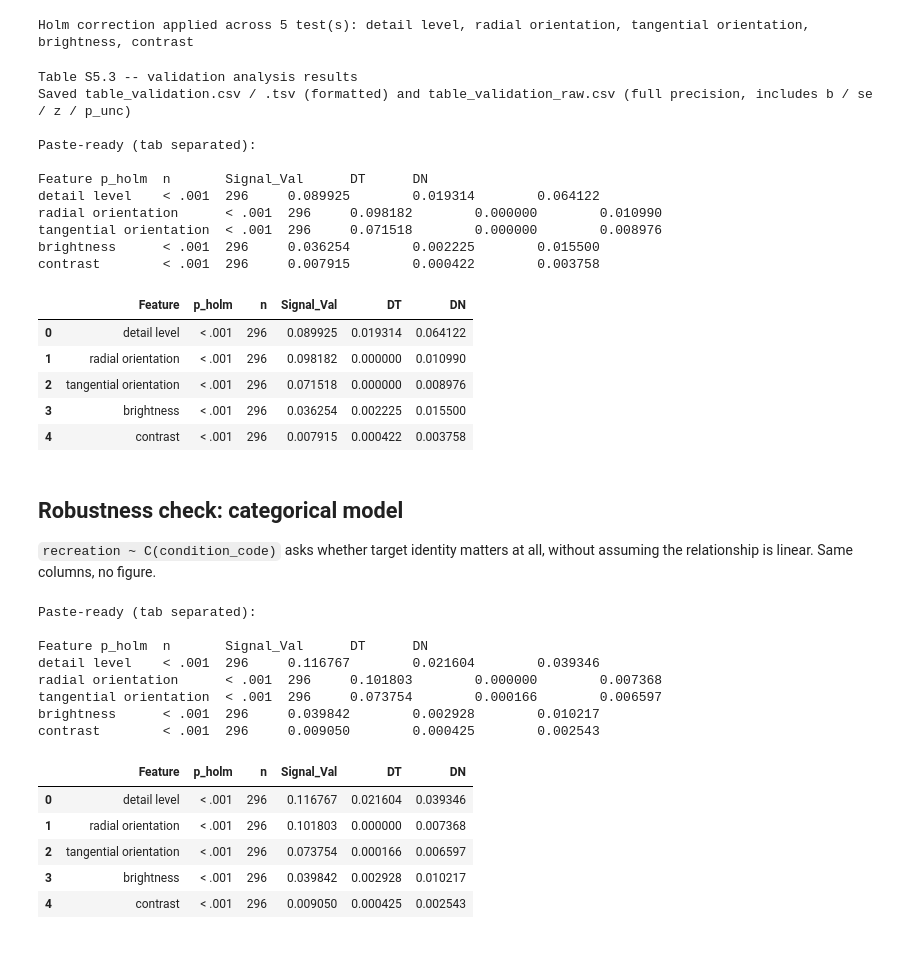
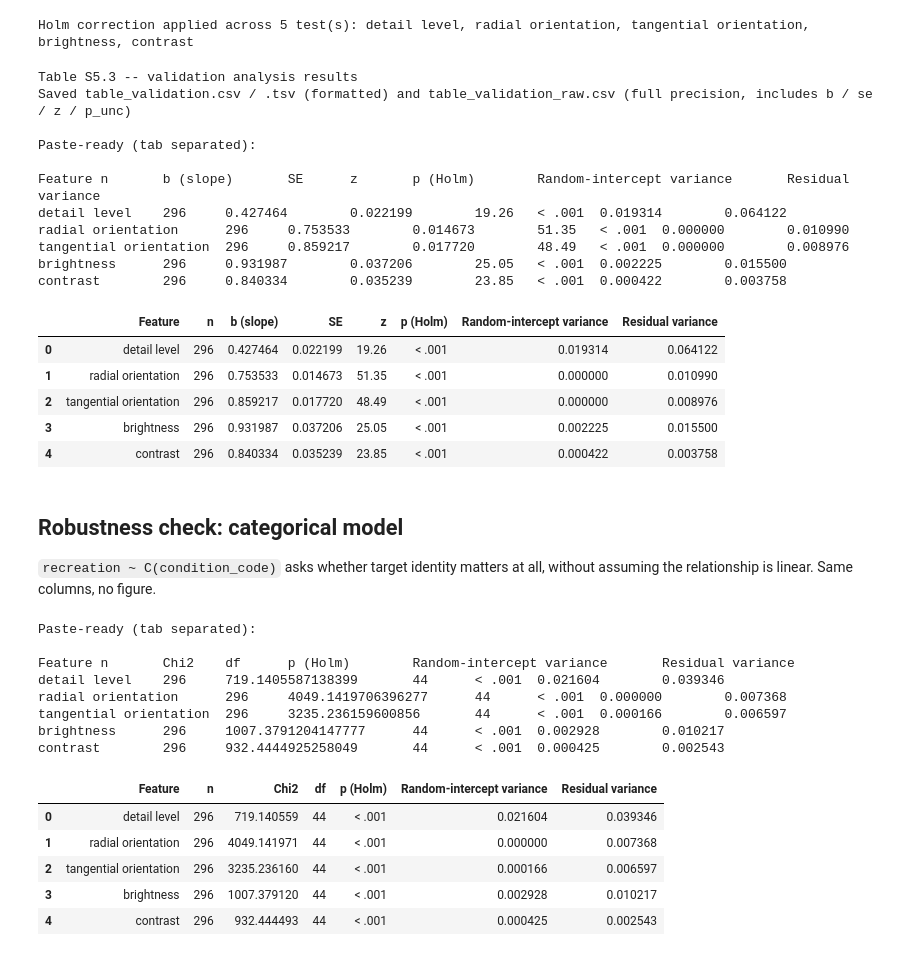
Before and after one commit to trevorhewitt/vizex_replication, a Jupyter notebook: 011_notebooks_v2/030_feature_validation_analysis.ipynb, the cells around one changed output. Drawn from its saved outputs; the diff is of its cells as text; code cells hidden in the pictures.

```diff
--- a/011_notebooks_v2/030_feature_validation_analysis.ipynb
+++ b/011_notebooks_v2/030_feature_validation_analysis.ipynb
@@ -397,7 +397,7 @@ CORRECTION_FEATURES = None
 CORRECTION_METHOD = "holm"
 
 # Decimal places per column of the formatted table.
-DECIMALS = {"Signal_Val": 6, "DT": 6, "DN": 6}
+DECIMALS = {"Signal_Val": 6, "DT": 6, "DN": 6, "b": 6, "se": 6, "z": 2}
 
 # p-values below this print as "< .001"; otherwise 3 decimals with no leading zero.
 P_SMALL = 0.001
@@ -409,7 +409,25 @@ P_DECIMALS = 3
 USE_REML = False
 
 # Column order of the paper-ready table.
-PAPER_COLUMNS = ["Feature", "p_holm", "n", "Signal_Val", "DT", "DN"]
+PAPER_COLUMNS = ["Feature", "n", "b", "se", "z", "p_holm", "DT", "DN"]
+# Add "Signal_Val" back into PAPER_COLUMNS if the fitted-value variance is still
+# wanted; add "n_participants" for the participant count.
+
+# Columns for the categorical robustness model (no single slope to report).
+CATEGORICAL_COLUMNS = ["Feature", "n", "Chi2", "df", "p_holm", "DT", "DN"]
+
+# Printed header for each raw column name.
+COLUMN_LABELS = {
+    "b": "b (slope)",
+    "se": "SE",
+    "z": "z",
+    "p_holm": "p (Holm)",
+    "p_unc": "p (uncorrected)",
+    "DT": "Random-intercept variance",
+    "DN": "Residual variance",
+    "Signal_Val": "Signal variance",
+    "n_participants": "Participants",
+}
 # =====================================================================
 
 
@@ -424,7 +442,11 @@ def format_p(p) -> str:
 
 
 def format_paper_table(table, columns):
-    """Fixed decimals per DECIMALS; p columns via format_p; everything else as-is."""
+    """Fixed decimals per DECIMALS; p columns via format_p; everything else as-is.
+
+    Every cell is returned as a pre-rounded string, so the printed or displayed
+    table can be pasted straight into Google Docs.
+    """
     out = pd.DataFrame(index=table.index)
     for col in columns:
         values = table[col]
@@ -435,7 +457,7 @@ def format_paper_table(table, columns):
                 lambda v: "" if pd.isna(v) else f"{v:.{DECIMALS[col]}f}")
         else:
             out[col] = values
-    return out
+    return out.rename(columns=COLUMN_LABELS)
 # %%
 ## fit the confirmatory model: recreation ~ target, random intercept per participant
 
@@ -510,18 +532,18 @@ Saved table_validation.csv / .tsv (formatted) and table_validation_raw.csv (full
 
 Paste-ready (tab separated):
 
-Feature p_holm  n       Signal_Val      DT      DN
-detail level    < .001  296     0.089925        0.019314        0.064122
-radial orientation      < .001  296     0.098182        0.000000        0.010990
-tangential orientation  < .001  296     0.071518        0.000000        0.008976
-brightness      < .001  296     0.036254        0.002225        0.015500
-contrast        < .001  296     0.007915        0.000422        0.003758
+Feature n       b (slope)       SE      z       p (Holm)        Random-intercept variance       Residual variance
+detail level    296     0.427464        0.022199        19.26   < .001  0.019314        0.064122
+radial orientation      296     0.753533        0.014673        51.35   < .001  0.000000        0.010990
+tangential orientation  296     0.859217        0.017720        48.49   < .001  0.000000        0.008976
+brightness      296     0.931987        0.037206        25.05   < .001  0.002225        0.015500
+contrast        296     0.840334        0.035239        23.85   < .001  0.000422        0.003758
-|  | Feature | p_holm | n | Signal_Val | DT | DN |
-| 0 | detail level | < .001 | 296 | 0.089925 | 0.019314 | 0.064122 |
-| 1 | radial orientation | < .001 | 296 | 0.098182 | 0.000000 | 0.010990 |
-| 2 | tangential orientation | < .001 | 296 | 0.071518 | 0.000000 | 0.008976 |
-| 3 | brightness | < .001 | 296 | 0.036254 | 0.002225 | 0.015500 |
-| 4 | contrast | < .001 | 296 | 0.007915 | 0.000422 | 0.003758 |
+|  | Feature | n | b (slope) | SE | z | p (Holm) | Random-intercept variance | Residual variance |
+| 0 | detail level | 296 | 0.427464 | 0.022199 | 19.26 | < .001 | 0.019314 | 0.064122 |
+| 1 | radial orientation | 296 | 0.753533 | 0.014673 | 51.35 | < .001 | 0.000000 | 0.010990 |
+| 2 | tangential orientation | 296 | 0.859217 | 0.017720 | 48.49 | < .001 | 0.000000 | 0.008976 |
+| 3 | brightness | 296 | 0.931987 | 0.037206 | 25.05 | < .001 | 0.002225 | 0.015500 |
+| 4 | contrast | 296 | 0.840334 | 0.035239 | 23.85 | < .001 | 0.000422 | 0.003758 |
 # %% [markdown]
 ## Robustness check: categorical model
 
@@ -549,43 +571,43 @@ for feature in FEATURES:
         print(f"  WARNING [{feature}]: Wald test failed ({e}); recording NaN.")
         chi2, dfc, p = np.nan, -1, np.nan
 
     cat_rows.append({
         "Experiment": EXPERIMENT_LABEL,
         "Feature": FEATURE_LABELS[feature],
         "n": int(len(df)),
         "Signal_Val": float(np.var(md.predict(mdf.params))),
         "DT": float(mdf.cov_re.iloc[0, 0]),
         "DN": float(mdf.scale),
         "Chi2": chi2,
         "df": dfc,
         "p_unc": p,
         "n_participants": int(df["participant_code"].nunique()),
     })
 
 categorical_raw = pd.DataFrame(cat_rows)
 if not categorical_raw.empty:
     categorical_raw["p_holm"] = multipletests(
         categorical_raw["p_unc"].fillna(1.0), alpha=0.05, method=CORRECTION_METHOD)[1]
 
-    categorical_table = format_paper_table(categorical_raw, PAPER_COLUMNS)
+    categorical_table = format_paper_table(categorical_raw, CATEGORICAL_COLUMNS)
     categorical_raw.to_csv(TABLES_PATH / "table_validation_categorical_raw.csv", index=False)
     categorical_table.to_csv(TABLES_PATH / "table_validation_categorical.tsv",
                              sep="\t", index=False)
     print("\nPaste-ready (tab separated):\n")
     print(categorical_table.to_csv(sep="\t", index=False))
     display(categorical_table)
 # %% [output]
 Paste-ready (tab separated):
 
-Feature p_holm  n       Signal_Val      DT      DN
-detail level    < .001  296     0.116767        0.021604        0.039346
-radial orientation      < .001  296     0.101803        0.000000        0.007368
-tangential orientation  < .001  296     0.073754        0.000166        0.006597
-brightness      < .001  296     0.039842        0.002928        0.010217
-contrast        < .001  296     0.009050        0.000425        0.002543
+Feature n       Chi2    df      p (Holm)        Random-intercept variance       Residual variance
+detail level    296     719.1405587138399       44      < .001  0.021604        0.039346
+radial orientation      296     4049.1419706396277      44      < .001  0.000000        0.007368
+tangential orientation  296     3235.236159600856       44      < .001  0.000166        0.006597
+brightness      296     1007.3791204147777      44      < .001  0.002928        0.010217
+contrast        296     932.4444925258049       44      < .001  0.000425        0.002543
-|  | Feature | p_holm | n | Signal_Val | DT | DN |
-| 0 | detail level | < .001 | 296 | 0.116767 | 0.021604 | 0.039346 |
-| 1 | radial orientation | < .001 | 296 | 0.101803 | 0.000000 | 0.007368 |
-| 2 | tangential orientation | < .001 | 296 | 0.073754 | 0.000166 | 0.006597 |
-| 3 | brightness | < .001 | 296 | 0.039842 | 0.002928 | 0.010217 |
-| 4 | contrast | < .001 | 296 | 0.009050 | 0.000425 | 0.002543 |
+|  | Feature | n | Chi2 | df | p (Holm) | Random-intercept variance | Residual variance |
+| 0 | detail level | 296 | 719.140559 | 44 | < .001 | 0.021604 | 0.039346 |
+| 1 | radial orientation | 296 | 4049.141971 | 44 | < .001 | 0.000000 | 0.007368 |
+| 2 | tangential orientation | 296 | 3235.236160 | 44 | < .001 | 0.000166 | 0.006597 |
+| 3 | brightness | 296 | 1007.379120 | 44 | < .001 | 0.002928 | 0.010217 |
+| 4 | contrast | 296 | 932.444493 | 44 | < .001 | 0.000425 | 0.002543 |
```
Also changed, not shown: 25 other files.
